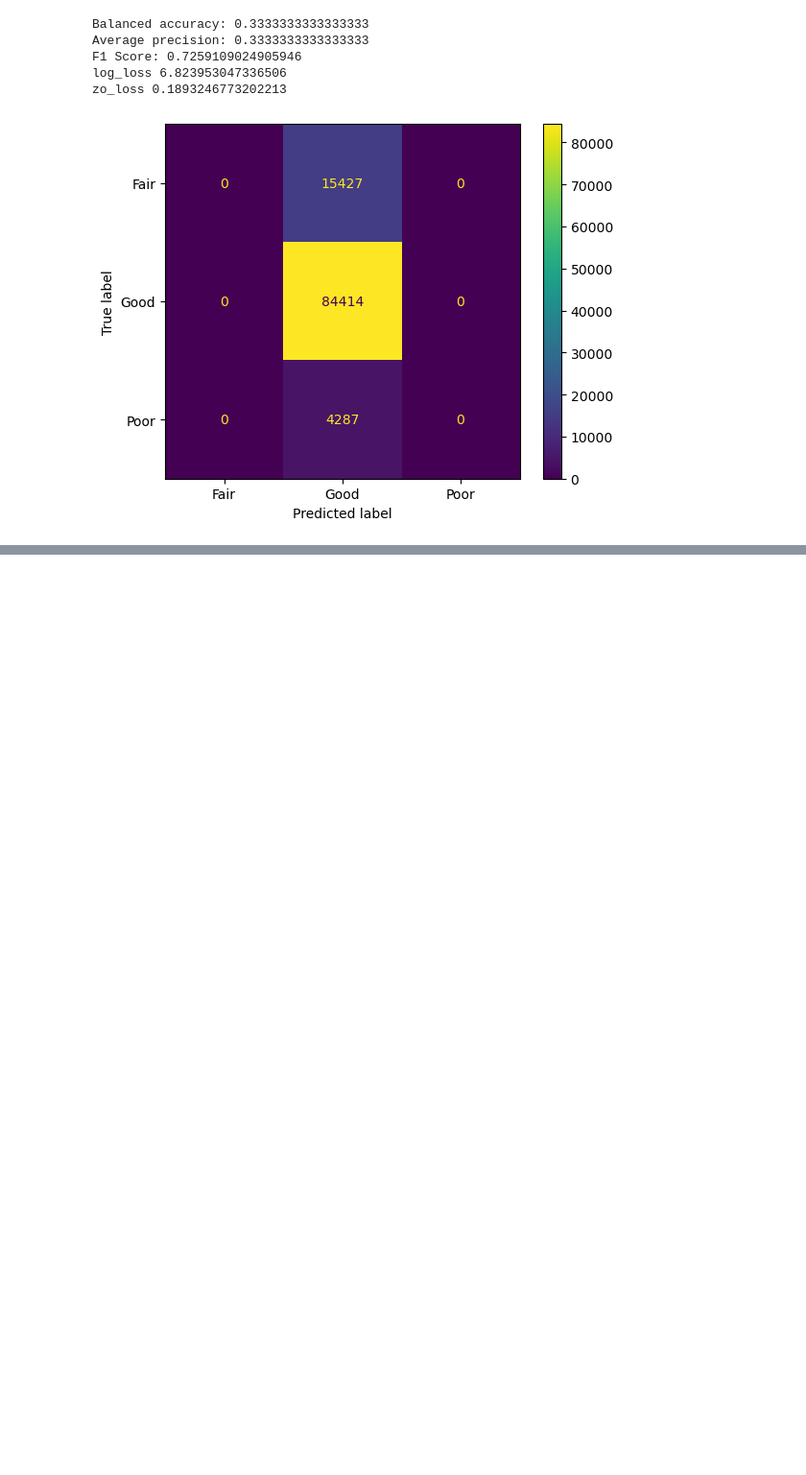
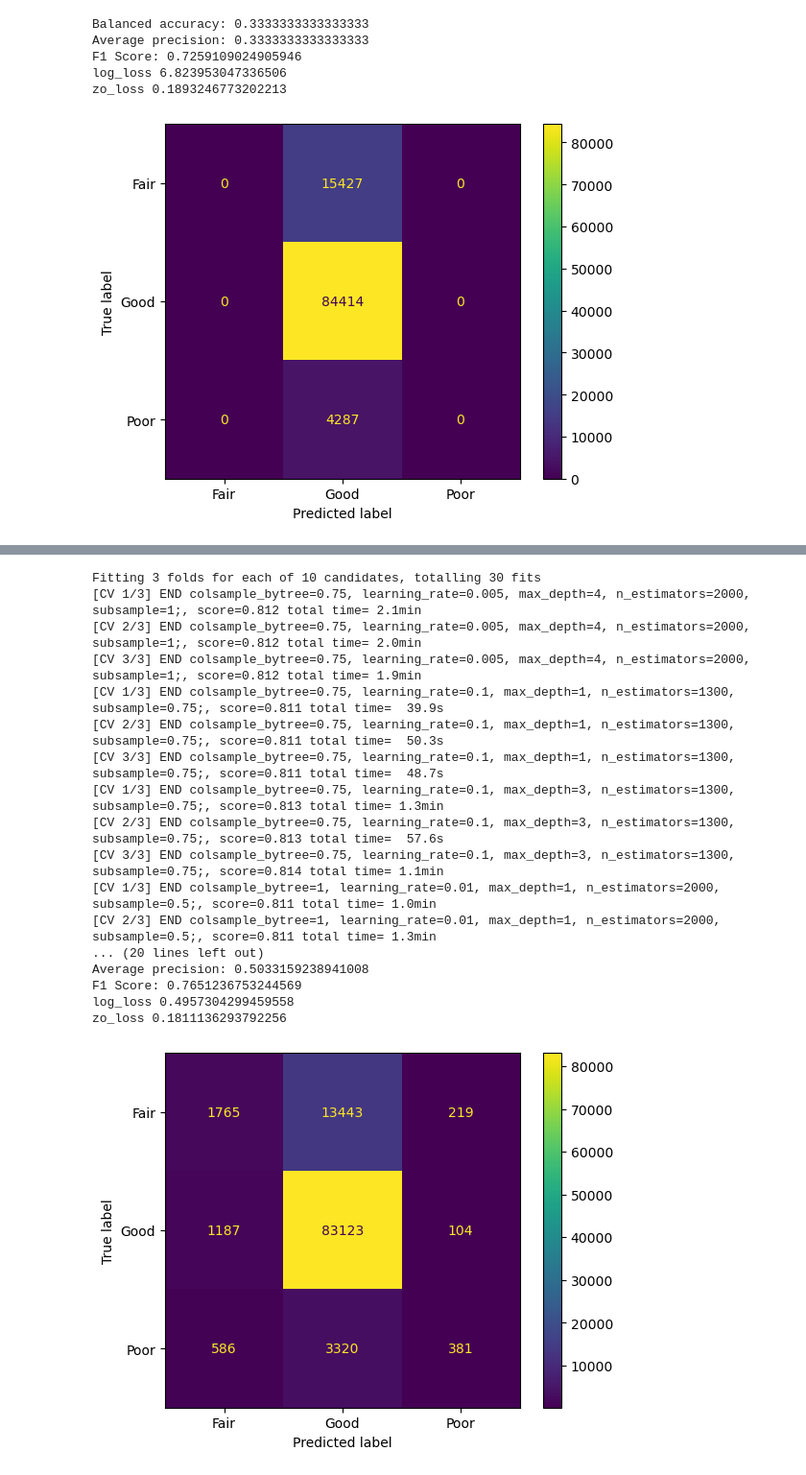
Before and after one commit to KostyaGukish/Street-Tree-Census, a Jupyter notebook: notebooks/baseline.ipynb, the cells around one changed output, grey strips where cells are left out. Shown at 96% size. Drawn from its saved outputs; the diff is of its cells as text; code cells hidden in the pictures; blank space fills up the shorter version.

```diff
--- a/notebooks/baseline.ipynb
+++ b/notebooks/baseline.ipynb
@@ -335,0 +104,63 @@ zo_loss 0.18915181315304241
+# %%
+import copy
+
+def to_category(data):
+    data = copy.deepcopy(data)
+    for c in data.columns:
+        col_type = data[c].dtype
+        if (
+            col_type == "object"
+            or col_type.name == "category"
+            or col_type.name == "datetime64[ns]"
+            or col_type.name == "string"
+            or col_type == "string"
+        ):
+            data[c] = data[c].astype("category")
+
+    return data
+# %%
+param_grid = {
+    "n_estimators": [1300, 1500, 1700, 2000, 2500, 3000],
+    "learning_rate": [0.005, 0.01, 0.05, 0.1],
+    "max_depth": [1, 2, 3, 4, 5, 6],
+    "subsample": [0.5, 0.75, 1],
+    "colsample_bytree": [0.5, 0.75, 1],
+}
+
+model = XGBClassifier(enable_categorical=True, random_state=42, objective="multi:softmax")
+
+rscv = RandomizedSearchCV(
+    estimator=model,
+    param_distributions=param_grid,
+    cv=3,
+    scoring="f1_weighted",
+    n_jobs=1,
+    verbose=5,
+    n_iter=10,
+)
+
+rscv.fit(to_category(X_train), y_train)
+
+y_pred_proba = rscv.predict_proba(to_category(X_val))
+y_pred = rscv.predict(to_category(X_val))
+
+get_metrics(y_val, y_pred, y_pred_proba)
+# %% [output]
+Fitting 3 folds for each of 10 candidates, totalling 30 fits
+[CV 1/3] END colsample_bytree=0.75, learning_rate=0.005, max_depth=4, n_estimators=2000, subsample=1;, score=0.812 total time= 2.1min
+[CV 2/3] END colsample_bytree=0.75, learning_rate=0.005, max_depth=4, n_estimators=2000, subsample=1;, score=0.812 total time= 2.0min
+[CV 3/3] END colsample_bytree=0.75, learning_rate=0.005, max_depth=4, n_estimators=2000, subsample=1;, score=0.812 total time= 1.9min
+[CV 1/3] END colsample_bytree=0.75, learning_rate=0.1, max_depth=1, n_estimators=1300, subsample=0.75;, score=0.811 total time=  39.9s
+[CV 2/3] END colsample_bytree=0.75, learning_rate=0.1, max_depth=1, n_estimators=1300, subsample=0.75;, score=0.811 total time=  50.3s
+[CV 3/3] END colsample_bytree=0.75, learning_rate=0.1, max_depth=1, n_estimators=1300, subsample=0.75;, score=0.811 total time=  48.7s
+[CV 1/3] END colsample_bytree=0.75, learning_rate=0.1, max_depth=3, n_estimators=1300, subsample=0.75;, score=0.813 total time= 1.3min
+[CV 2/3] END colsample_bytree=0.75, learning_rate=0.1, max_depth=3, n_estimators=1300, subsample=0.75;, score=0.813 total time=  57.6s
+[CV 3/3] END colsample_bytree=0.75, learning_rate=0.1, max_depth=3, n_estimators=1300, subsample=0.75;, score=0.814 total time= 1.1min
+[CV 1/3] END colsample_bytree=1, learning_rate=0.01, max_depth=1, n_estimators=2000, subsample=0.5;, score=0.811 total time= 1.0min
+[CV 2/3] END colsample_bytree=1, learning_rate=0.01, max_depth=1, n_estimators=2000, subsample=0.5;, score=0.811 total time= 1.3min
+... (20 lines left out)
+Average precision: 0.5033159238941008
+F1 Score: 0.7651236753244569
+log_loss 0.4957304299459558
+zo_loss 0.1811136293792256
+[figure, added]
```
Also changed, not shown: parts of 9 cells of this notebook, 28 other files.
